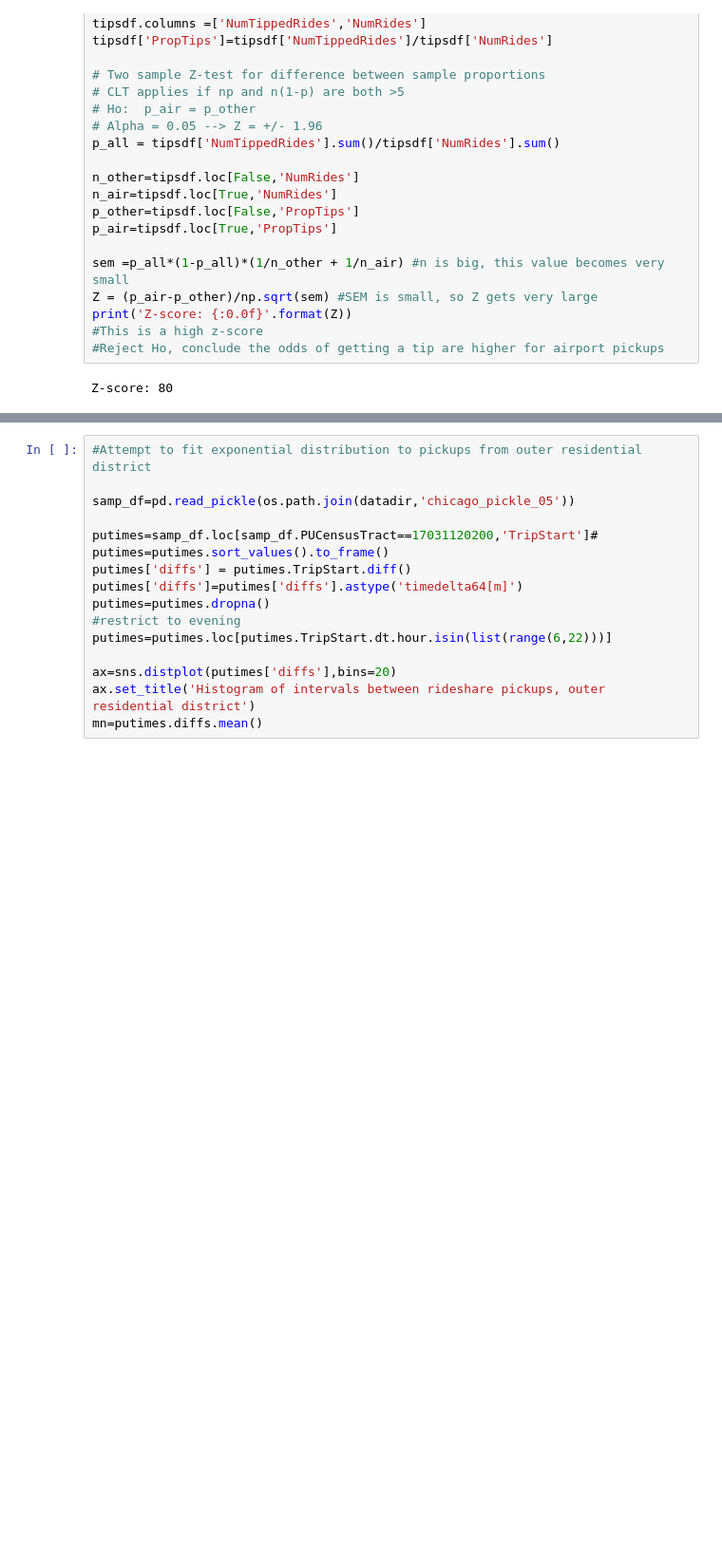
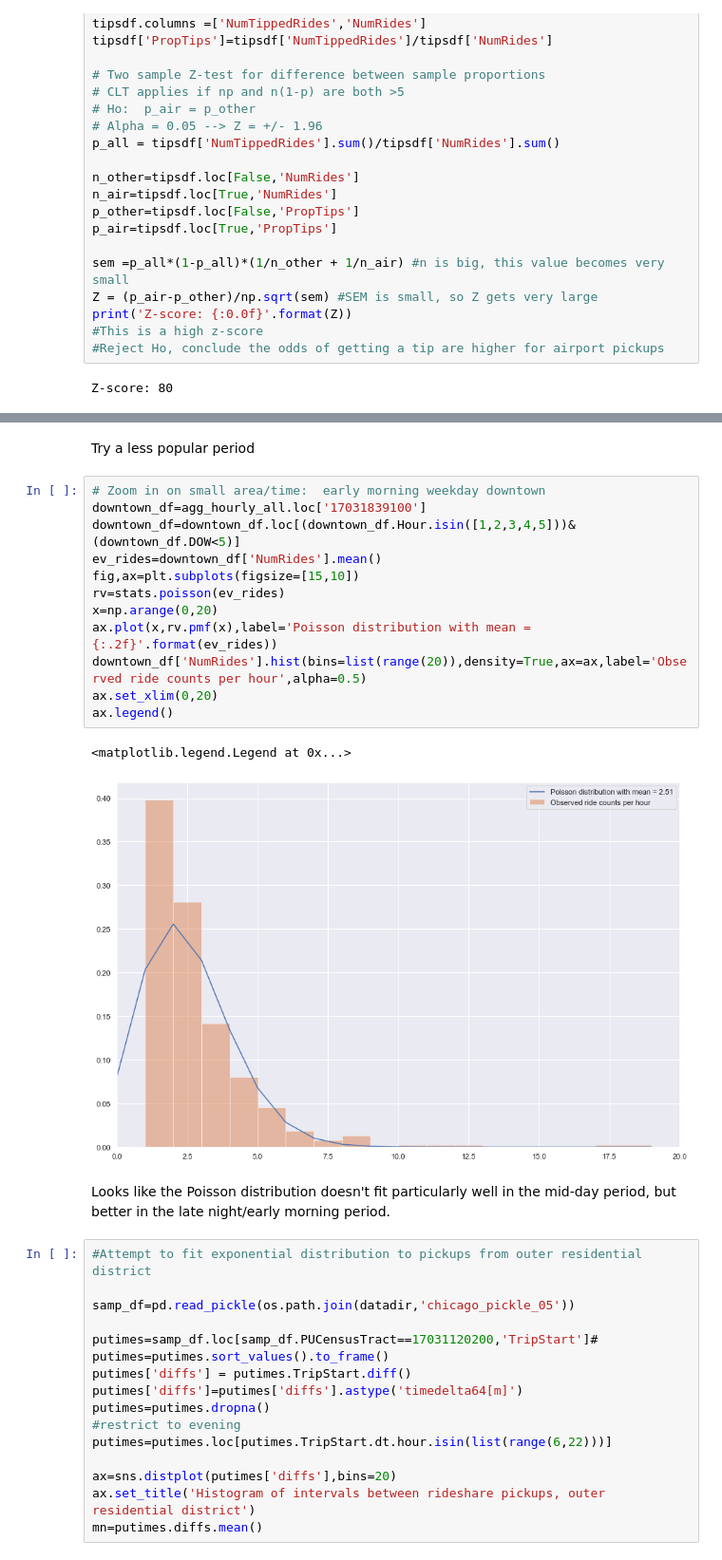
Before and after one commit to LisaATaylor/Rideshare, a Jupyter notebook: Chicago Rideshare Dataset- Statistical Inference.ipynb, the cells around one changed output, grey strips where cells are left out. Shown at 95% size. Saved outputs shown, nothing was run; the diff lists cells and outputs as text; blank space fills up the shorter version.

```diff
--- a/Chicago Rideshare Dataset- Statistical Inference.ipynb
+++ b/Chicago Rideshare Dataset- Statistical Inference.ipynb
@@ -152,3 +232,22 @@ ax.set_xlim(-1,10.5)
+# %% [markdown]
+Try a less popular period
+# %%
+# Zoom in on small area/time:  early morning weekday downtown
+downtown_df=agg_hourly_all.loc['17031839100']
+downtown_df=downtown_df.loc[(downtown_df.Hour.isin([1,2,3,4,5]))&(downtown_df.DOW<5)]
+ev_rides=downtown_df['NumRides'].mean()
+fig,ax=plt.subplots(figsize=[15,10])
+rv=stats.poisson(ev_rides)
+x=np.arange(0,20)
+ax.plot(x,rv.pmf(x),label='Poisson distribution with mean = {:.2f}'.format(ev_rides))
+downtown_df['NumRides'].hist(bins=list(range(20)),density=True,ax=ax,label='Observed ride counts per hour',alpha=0.5)
+ax.set_xlim(0,20)
+ax.legend()
+# %% [output]
+<matplotlib.legend.Legend at 0x...>
+[figure, added]
+# %% [markdown]
+Looks like the Poisson distribution doesn't fit particularly well in the mid-day period, but better in the late night/early morning period.
 # %%
 #Attempt to fit exponential distribution to pickups from outer residential district
 
```
Also changed, not shown: parts of 35 cells of this notebook.
